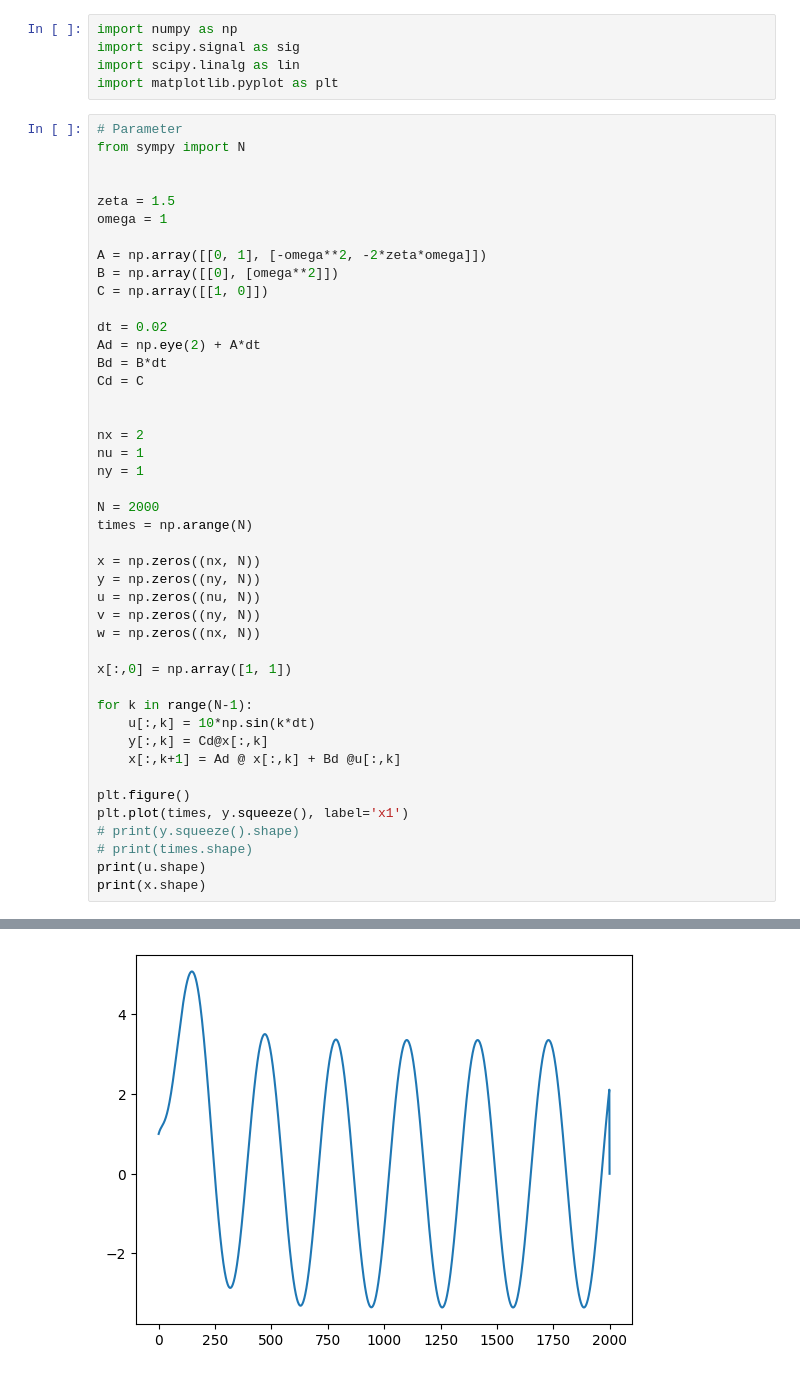
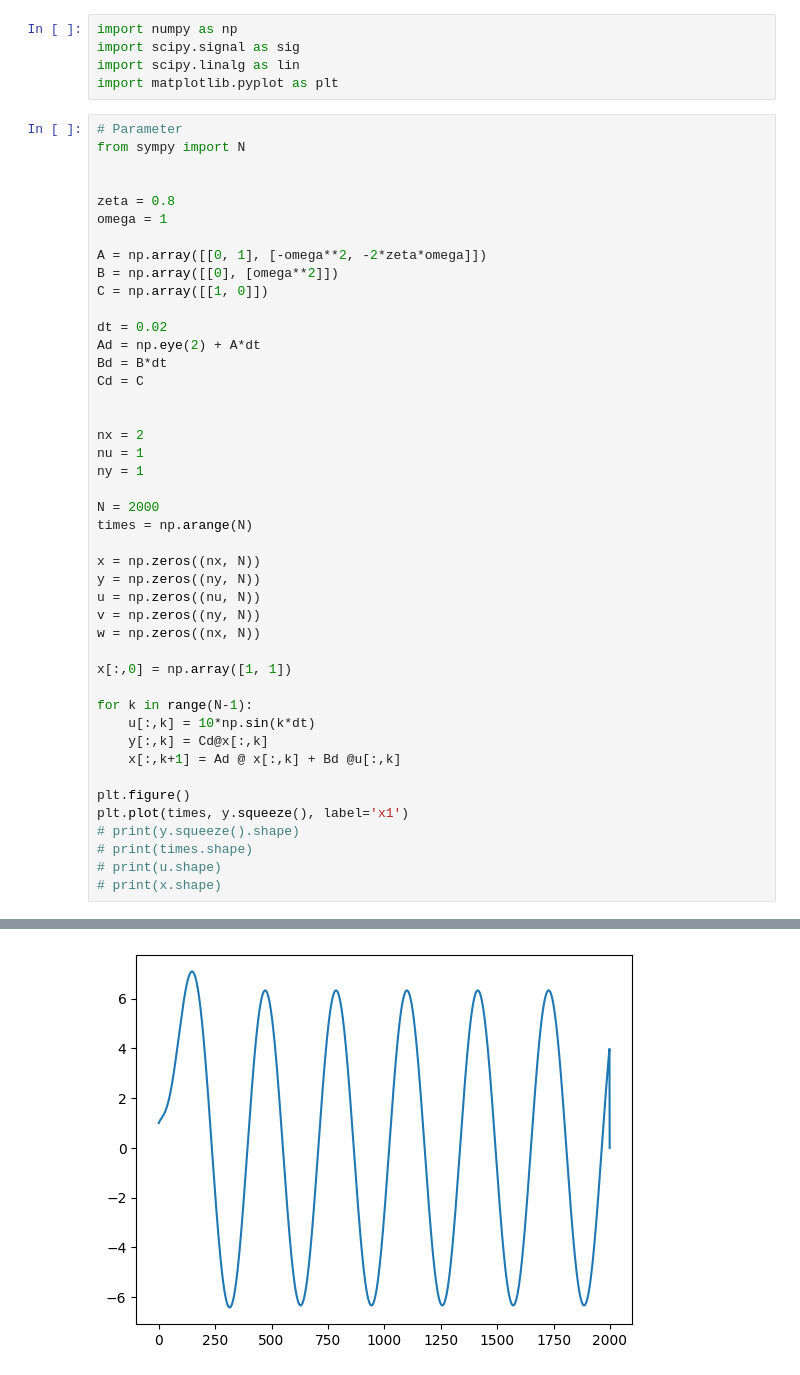
Before and after one commit to ELFATEH001/ME424-Modern-Control-Estimation, a Jupyter notebook: EKF_StateParametersEstimation.ipynb, the cells around one changed output, grey strips where cells are left out. Saved outputs shown, nothing was run; the diff lists cells and outputs as text.

```diff
--- a/EKF_StateParametersEstimation.ipynb
+++ b/EKF_StateParametersEstimation.ipynb
@@ -12,7 +12,7 @@ import matplotlib.pyplot as plt
 from sympy import N
 
 
-zeta = 1.5
+zeta = 0.8
 omega = 1
 
 A = np.array([[0, 1], [-omega**2, -2*zeta*omega]])
@@ -49,6 +49,6 @@ plt.figure()
 plt.plot(times, y.squeeze(), label='x1')
 # print(y.squeeze().shape)
 # print(times.shape)
-print(u.shape)
-print(x.shape)
+# print(u.shape)
+# print(x.shape)
 # %% [output]
@@ -57,4 +56,4 @@ print(x.shape)
-[figure, old version]
+[figure, new version]
 # %%
 # Esimation
 
```
Also changed, not shown: parts of 2 cells of this notebook, 1 other file.
